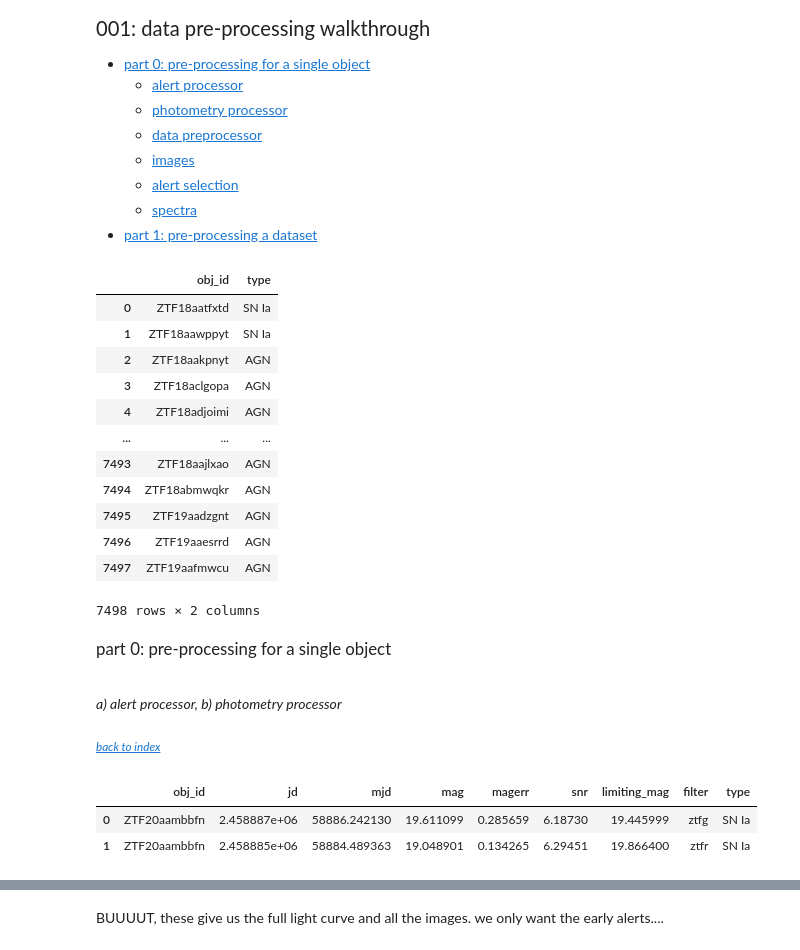
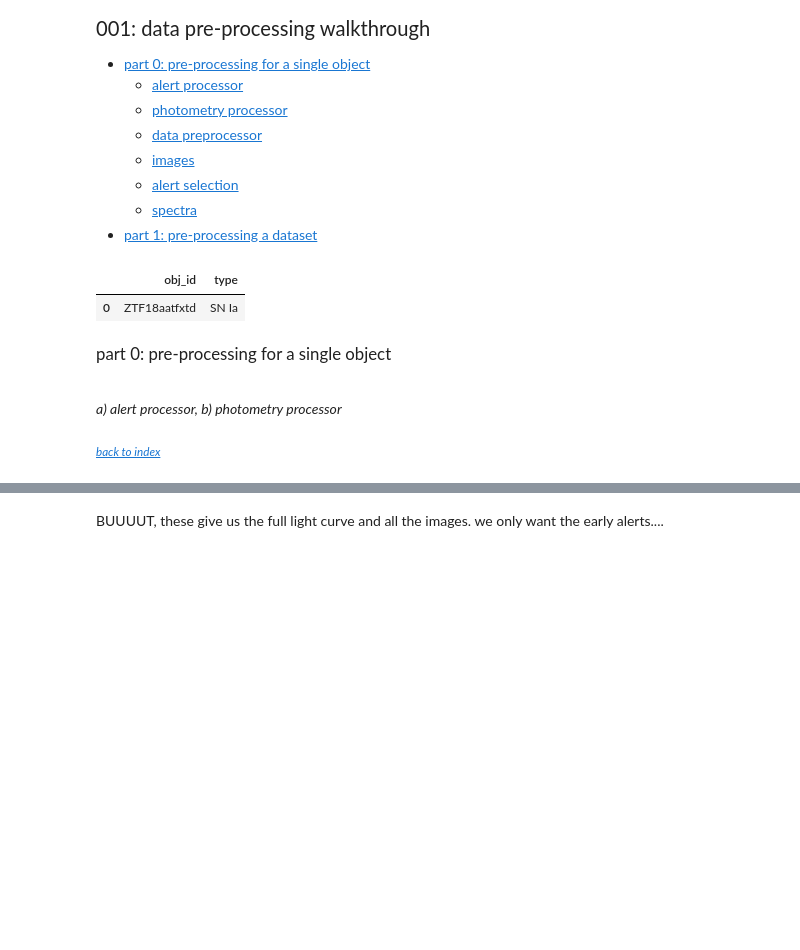
Before and after one commit to ajunell/AppleCider, a Jupyter notebook: notebooks/001-data-processing.ipynb, the cells around one changed output, grey strips where cells are left out. Saved outputs shown, nothing was run; the diff lists cells and outputs as text; code cells hidden in the pictures; blank space fills up the shorter version.

```diff
--- a/notebooks/001-data-processing.ipynb
+++ b/notebooks/001-data-processing.ipynb
@@ -27,20 +28,9 @@ import AppleCider.preprocess.plot_data as plot_data
 # %%
-SEDM_dataset = pd.read_csv('/Users/junell/Documents/AppleCider/SEDM_dataset.csv')
-SEDM_dataset
+SEDM_dataset = pd.read_csv('/csv-pkl/SEDM_BrightTransientSurvey.csv')
+SEDM_dataset[:1]
 # %% [output]
 |  | obj_id | type |
 | 0 | ZTF18aatfxtd | SN Ia |
-| 1 | ZTF18aawppyt | SN Ia |
-| 2 | ZTF18aakpnyt | AGN |
-| 3 | ZTF18aclgopa | AGN |
-| 4 | ZTF18adjoimi | AGN |
-| ... | ... | ... |
-| 7493 | ZTF18aajlxao | AGN |
-| 7494 | ZTF18abmwqkr | AGN |
-| 7495 | ZTF19aadzgnt | AGN |
-| 7496 | ZTF19aaesrrd | AGN |
-| 7497 | ZTF19aafmwcu | AGN |
-7498 rows × 2 columns
 # %% [markdown]
 <big>part 0: pre-processing for a single object</big>
 
@@ -61,9 +51,3 @@ data_dir = '/Users/junell/Documents/AppleCider_Data/SEDM_folder' ## where all th
 ## change column names, add object id, object type to make photo_df
 photo_df = PhotometryProcessor.process_csv(obj_SN, SEDM_dataset, data_dir)
 metadata_df, images = AlertProcessor.get_process_alerts(obj_SN, data_dir)
-# %%
-photo_df[:2]
-# %% [output]
-|  | obj_id | jd | mjd | mag | magerr | snr | limiting_mag | filter | type |
-| 0 | ZTF20aambbfn | 2.458887e+06 | 58886.242130 | 19.611099 | 0.285659 | 6.18730 | 19.445999 | ztfg | SN Ia |
-| 1 | ZTF20aambbfn | 2.458885e+06 | 58884.489363 | 19.048901 | 0.134265 | 6.29451 | 19.866400 | ztfr | SN Ia |
```
Also changed, not shown: parts of 22 cells of this notebook, 4 other files.
